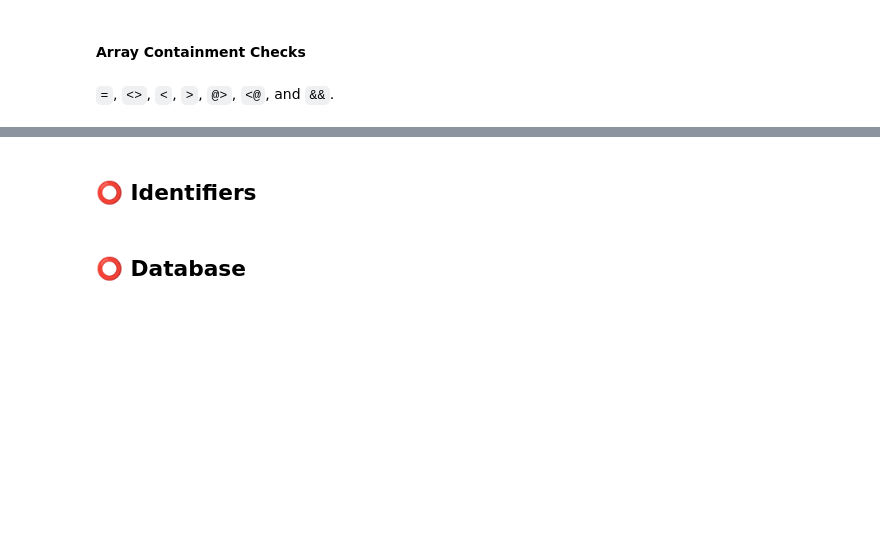
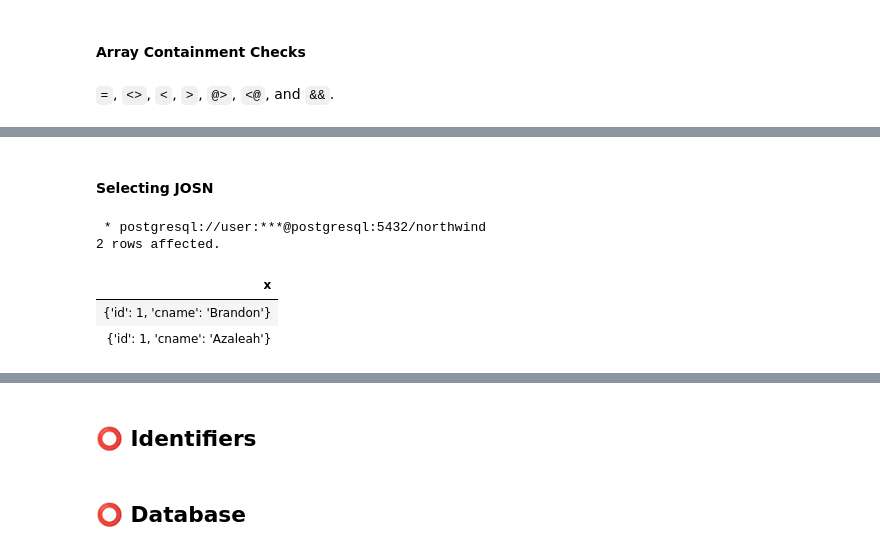
Before and after one commit to butuzov/todayilearned, a Jupyter notebook: misc/postgres/readme.ipynb, the cells around one changed output, grey strips where cells are left out. Cells and saved outputs as stored; diff of their text form; code cells hidden in the pictures; blank space fills up the shorter version.

```diff
--- a/sandbox-pg/readme.ipynb
+++ b/misc/postgres/readme.ipynb
@@ -527,0 +748,14 @@ page 139
+# %% [markdown]
+#### Selecting JOSN
+# %%
+%%sql
+SELECT row_to_json(f) As x
+FROM (
+    SELECT id, json_array_elements(person->'children')->>'name' As cname FROM persons
+) As f;
+# %% [output]
+ * postgresql://user:***@postgresql:5432/northwind
+2 rows affected.
+| x |
+| {'id': 1, 'cname': 'Brandon'} |
+| {'id': 1, 'cname': 'Azaleah'} |
```
Also changed, not shown: parts of 91 cells of this notebook, 25 other files.
